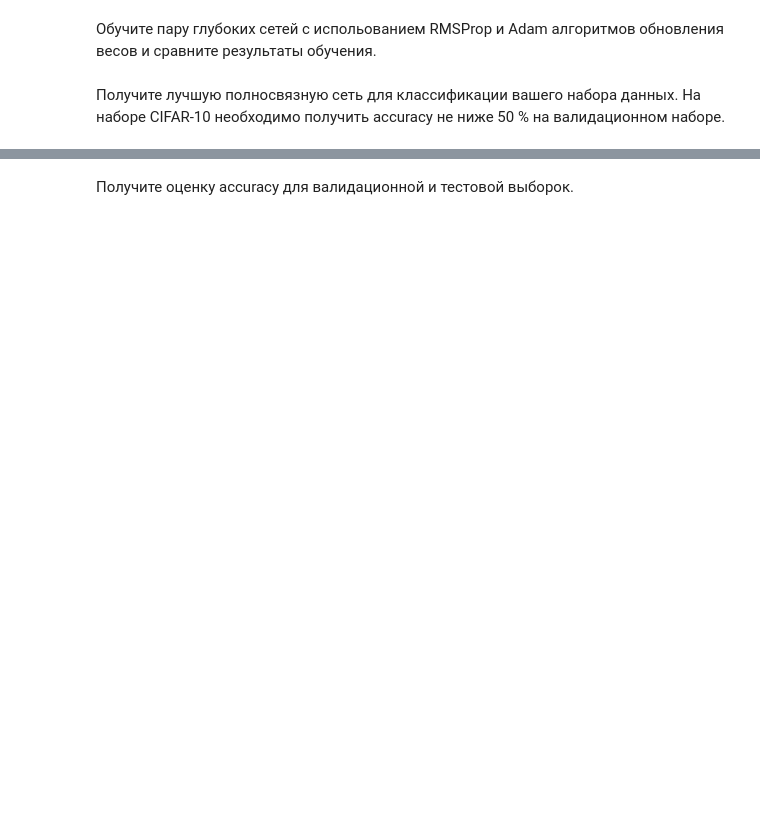
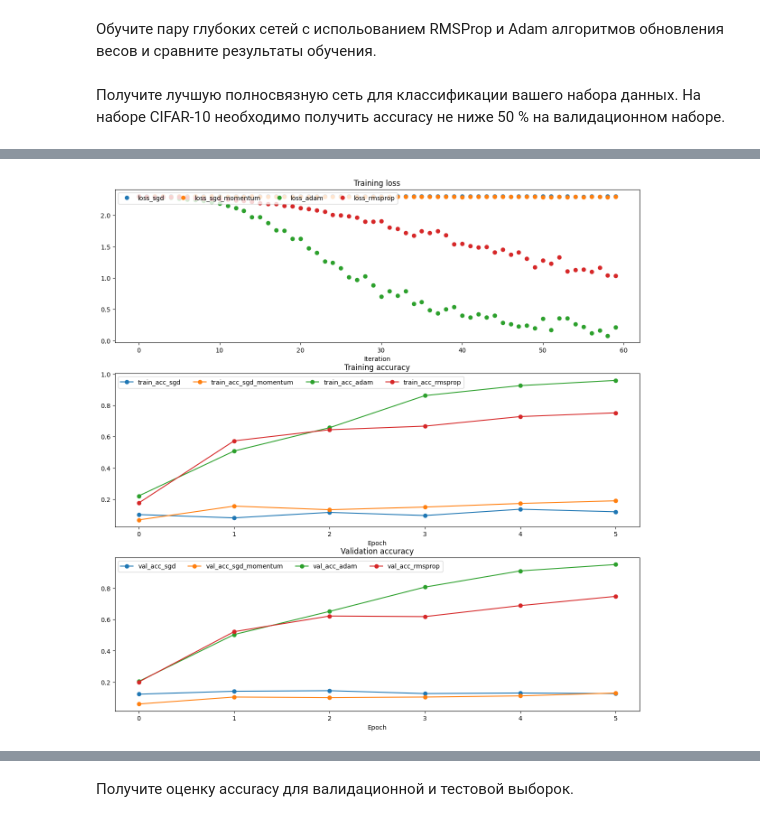
Before and after one commit to ArtemKashapov/DL_Course, a Jupyter notebook: lab_3_6231_Kashapov.ipynb, the cells around one changed output, grey strips where cells are left out. Drawn from its saved outputs; the diff is of its cells as text; code cells hidden in the pictures; blank space fills up the shorter version.

```diff
--- a/lab_3_6231_Kashapov.ipynb
+++ b/lab_3_6231_Kashapov.ipynb
@@ -604,0 +678,90 @@ pass
+# %%
+best_model = None
+################################################################################
+# TODO: Train the best FullyConnectedNet that you can on CIFAR-10. You might   #
+# find batch/layer normalization and dropout useful. Store your best model in  #
+# the best_model variable.                                                     #
+################################################################################
+# *****START OF YOUR CODE (DO NOT DELETE/MODIFY THIS LINE)*****
+
+lr_params = {'rmsprop': 1e-4, 'adam': 1e-3}
+
+for update_rule in ['adam', 'rmsprop']:
+    model = FullyConnectedNet([100, 100, 100, 100, 100], input_dim=8*8, weight_scale=5e-2)
+
+    solver = Solver(model, small_data,
+                  num_epochs=5, batch_size=100,
+                  update_rule=update_rule,
+                  optim_config={
+                    'learning_rate': lr_params[update_rule]
+                  },
+                  verbose=True)
+    solvers[update_rule] = solver
+    solver.train()
+
+plt.subplot(3, 1, 1)
+plt.title('Training loss')
+plt.xlabel('Iteration')
+
+plt.subplot(3, 1, 2)
+plt.title('Training accuracy')
+plt.xlabel('Epoch')
+
+plt.subplot(3, 1, 3)
+plt.title('Validation accuracy')
+plt.xlabel('Epoch')
+
+for update_rule, solver in solvers.items():
+    plt.subplot(3, 1, 1)
+    plt.plot(solver.loss_history, 'o', label=f"loss_%s" % update_rule)
+
+    plt.subplot(3, 1, 2)
+    plt.plot(solver.train_acc_history, '-o', label="train_acc_%s" % update_rule)
+
+    plt.subplot(3, 1, 3)
+    plt.plot(solver.val_acc_history, '-o', label="val_acc_%s" % update_rule)
+
+for i in [1, 2, 3]:
+    plt.subplot(3, 1, i)
+    plt.legend(loc='upper left', ncol=4)
+plt.gcf().set_size_inches(15, 15)
+plt.show()
+
+# # # # # # # # # # # #
+
+best_accuracy = 0.0
+
+weight_scale = 1e-4
+
+layers = [[100, 100],[100, 100, 100], [100, 100, 100, 100]]
+
+lrs = [1e-2, 1e-3, 1e-4, 1e-5]
+
+regs = [1e-3, 1e-4, 1e-5]
+
+decay = [0.8, 0.9, 1.0]
+
+for layer in layers:
+    for lr in lrs:
+        for reg in regs:
+            for lrd in decay:
+
+                model = FullyConnectedNet(layer, input_dim=8*8, reg=reg, weight_scale=weight_scale)
+
+                solver = Solver(model, data, num_epochs=10, batch_size=100, update_rule='adam', verbose=False,
+                    optim_config={
+                      'learning_rate': lr,
+                      'decay_rate': lrd
+                    }
+                 )
+                solver.train()
+                if solver.val_acc_history[-1] > best_accuracy:
+                    best_accuracy = solver.val_acc_history[-1]
+                    best_model = model
+                    print(f"\t Best model update... Accuracy is {best_accuracy} at [ Lr: {lr}, reg: {reg}, lrd: {lrd}, layer: {layer} ]")
+
+# *****END OF YOUR CODE (DO NOT DELETE/MODIFY THIS LINE)*****
+################################################################################
+#                              END OF YOUR CODE                                #
+################################################################################
+# %% [output]
@@ -604,0 +785 @@ pass
+[figure, added]
```
Also changed, not shown: parts of 32 cells of this notebook, 3 other files.
